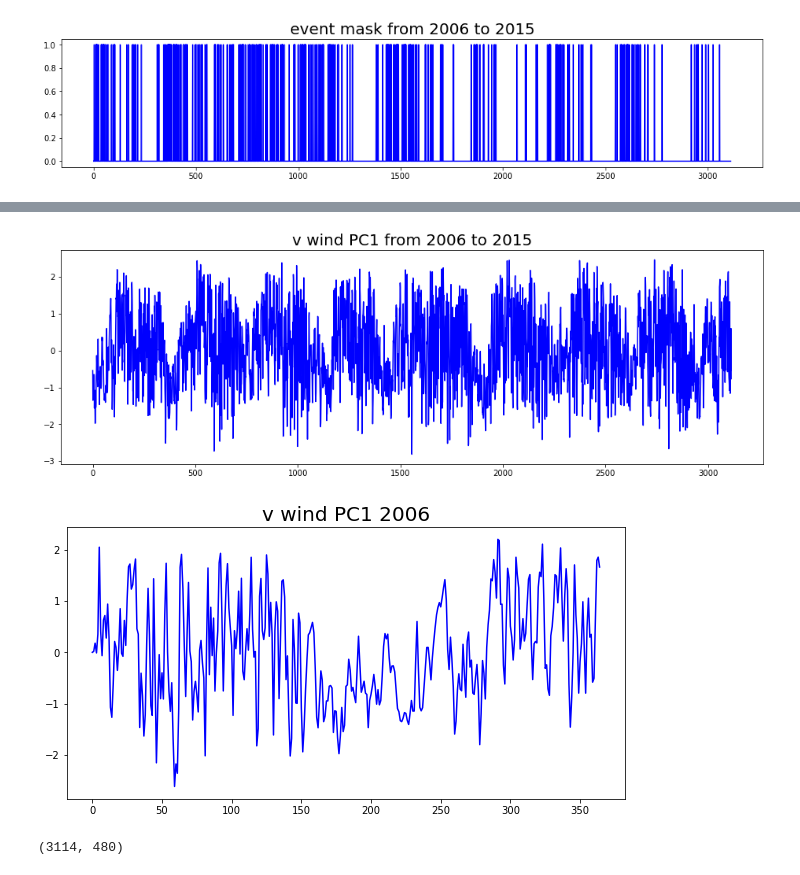
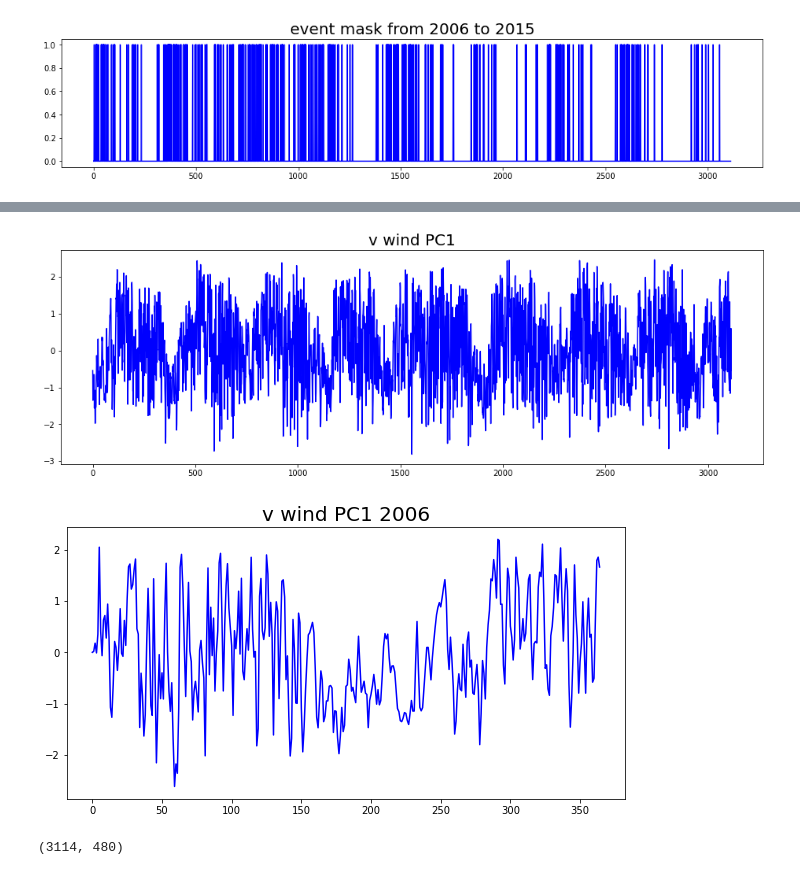
Before and after one commit to jerryjerry9/cloudsat_ml_predict_event, a Jupyter notebook: glm_pre_result_nor.ipynb, the cells around one changed output, grey strips where cells are left out. Saved outputs shown, nothing was run; the diff lists cells and outputs as text; code cells hidden in the pictures.

```diff
--- a/glm_pre_result_nor.ipynb
+++ b/glm_pre_result_nor.ipynb
@@ -231,14 +231,14 @@ plt.show()
 # %%
 fig = plt.figure(figsize=(16,5))
 plt.plot(sel_nor_v0615[:,0], 'b-')
-plt.title('v wind PC1 from 2006 to 2015',fontsize=20)
+plt.title('v wind PC1',fontsize=20)
 plt.show()
 fig = plt.figure(figsize=(10,5))
 plt.plot(nor_v0615[:365,0], 'b-')
 plt.title('v wind PC1 2006',fontsize=20)
 plt.show()
 # %% [output]
-[figure, old version]
+[figure, new version]
 [figure]
 # %%
 features=np.concatenate((sel_nor_u0615, sel_nor_v0615), axis=1)
```
Also changed, not shown: parts of 1 cell of this notebook.
